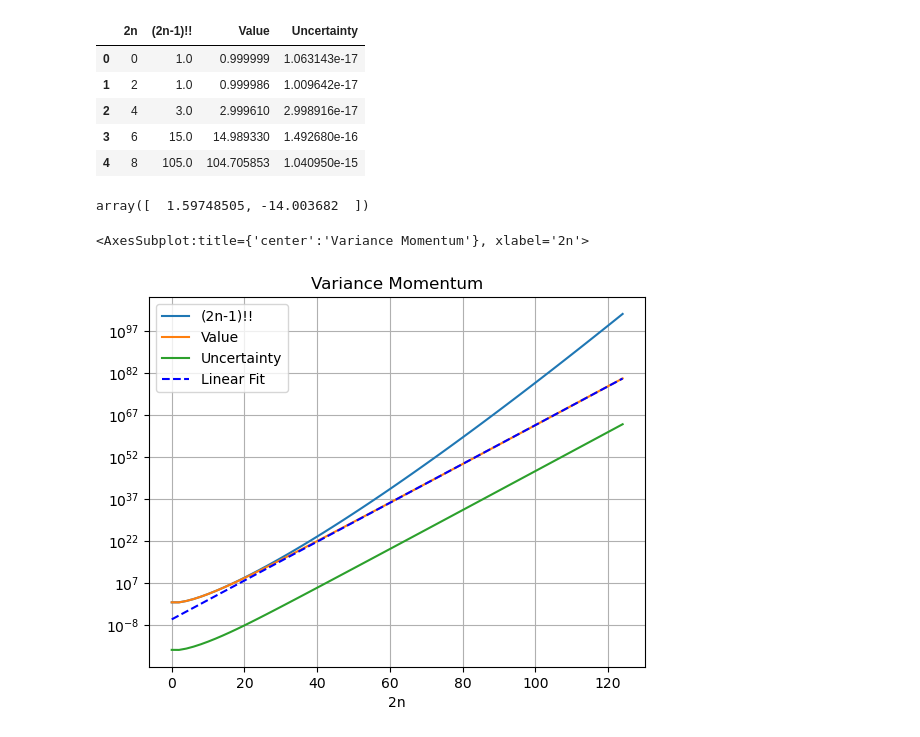
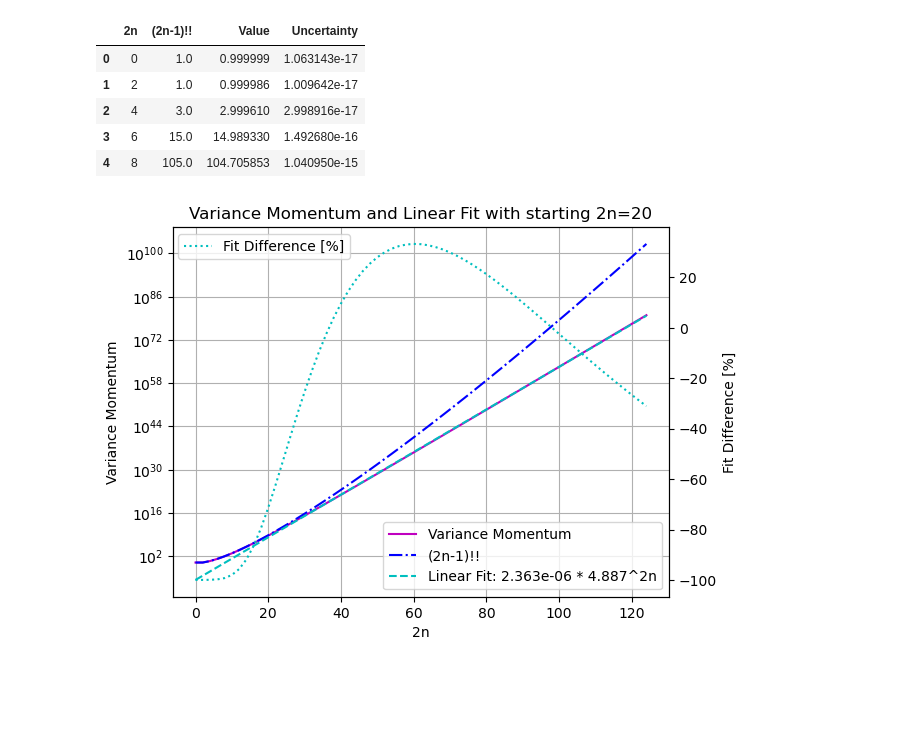
Before and after one commit to Chengpu0707/VarianceArithmetic, a Jupyter notebook: IPyNb/Momentum.ipynb, the cells around one changed output. Drawn from its saved outputs; the diff is of its cells as text; code cells hidden in the pictures; blank space fills up the shorter version.

```diff
--- a/IPyNb/Momentum.ipynb
+++ b/IPyNb/Momentum.ipynb
@@ -18,8 +18,3 @@ df.head()
 | 2 | 4 | 3.0 | 2.999610 | 2.998916e-17 |
 | 3 | 6 | 15.0 | 14.989330 | 1.492680e-16 |
 | 4 | 8 | 105.0 | 104.705853 | 1.040950e-15 |
-# %%
-sFit = np.polyfit( df[df['2n']> 60]['2n'], np.log(df[df['2n']> 60]['Value']), 1 )
-sFit
-# %% [output]
-array([  1.59748505, -14.003682  ])
@@ -28,7 +21,33 @@ df['Linear Fit'] =  np.exp(df['2n'] *sFit[0] + sFit[1])
 # %%
-df = df.set_index('2n')
+def LinearFit(minOrder, xlim=[], ylim=[], withDiff=True):
+    sFit = np.polyfit( df[df['2n']> minOrder]['2n'], np.log(df[df['2n']> minOrder]['Value']), 1 )
+    df['Linear Fit'] =  np.exp(df['2n'] *sFit[0] + sFit[1])
+    df['Diff %'] = (df['Linear Fit'] - df['Value'])/df['Value']*100
+    #print(math.exp(sFit[1]), math.exp(sFit[0]))
+
+    fig, ax = plt.subplots()
+    ax.set_title(f'Variance Momentum and Linear Fit with starting 2n={minOrder}')
+    ax.set_xlabel('2n')
+    if xlim:
+        ax.set_xlim(xlim)
+    ax.set_ylabel('Variance Momentum')
+    ax.set_yscale('log')
+    if ylim:
+        ax.set_ylim(ylim)
+    plt.grid(True)
+    ax.plot(df['2n'], df['Value'], 'm-', label='Variance Momentum')
+    ax.plot(df['2n'], df['(2n-1)!!'], 'b-.', label='(2n-1)!!')
+    ax.plot(df['2n'], df['Linear Fit'], 'c--', label=f'Linear Fit: {math.exp(sFit[1]):.3e} * {math.exp(sFit[0]):.3f}^2n')
+    if not withDiff:
+        ax.legend(bbox_to_anchor=(0.6, 1.0))
+        return
+    ax.legend(bbox_to_anchor=(1, 0.22))
+
+    ax2 = ax.twinx()
+    ax2.set_ylabel('Fit Difference [%]')
+    ax2.plot(df['2n'], df['Diff %'], 'c:', label='Fit Difference [%]')
+    ax2.legend(bbox_to_anchor=(0.37, 1))
-# %%
-df.plot(logy=True, grid=True, title='Variance Momentum', style={'Linear Fit': 'b--'})
-# %% [output]
-<AxesSubplot:title={'center':'Variance Momentum'}, xlabel='2n'>
-[figure, removed]
+# %%
+LinearFit(20)
+# %% [output]
+[figure, added]
```
Also changed, not shown: parts of 6 cells of this notebook, 30 other files.
